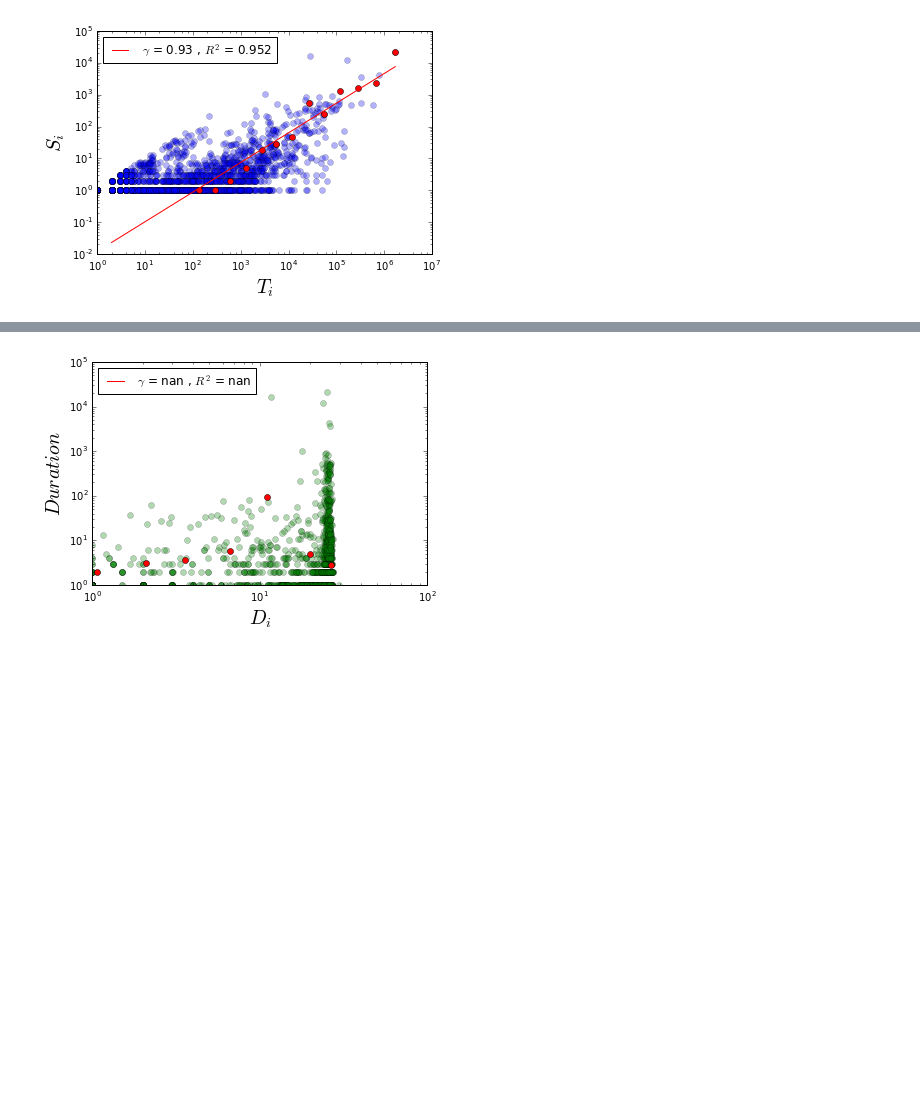
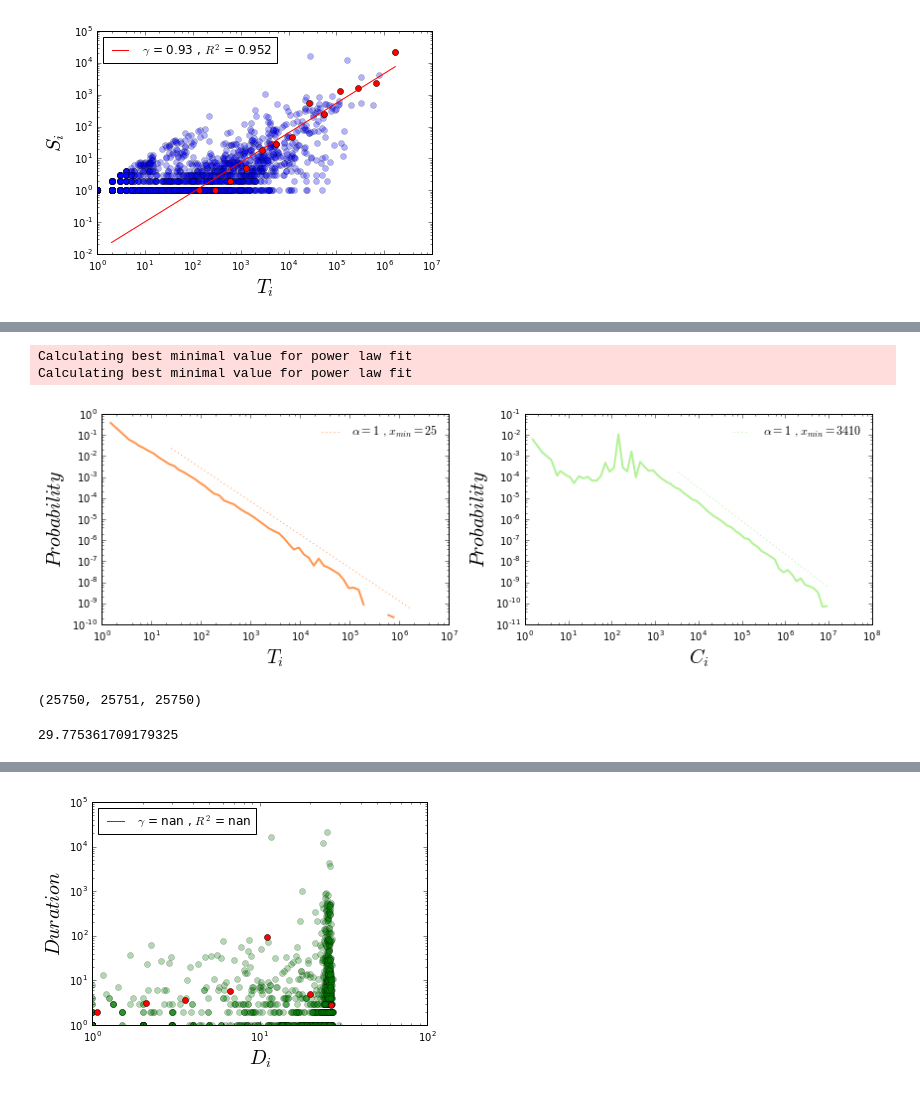
Before and after one commit to SocratesClub/cjc, a Jupyter notebook: cases/bjmobile_attention_flow_network.ipynb, the cells around one changed output, grey strips where cells are left out. Saved outputs shown, nothing was run; the diff lists cells and outputs as text; code cells hidden in the pictures; blank space fills up the shorter version.

```diff
--- a/cases/bjmobile_attention_flow_network.ipynb
+++ b/cases/bjmobile_attention_flow_network.ipynb
@@ -892,0 +848,22 @@ fd.items()[:3]
+# %%
+import matplotlib.cm as cm
+cmap = cm.get_cmap('rainbow_r',6)
+
+fig = plt.figure(figsize=(12, 4),facecolor='white')
+ax = fig.add_subplot(1, 2, 1)
+fn.plotPowerlaw(ai, ax,cmap(1), '$T_i$')
+ax = fig.add_subplot(1, 2, 2)
+fn.plotPowerlaw(ci, ax,cmap(2), '$C_i$')
+plt.tight_layout()
+# %% [output]
+Calculating best minimal value for power law fit
+Calculating best minimal value for power law fit
+[figure, added]
+# %%
+len(ai), len(fd), len(di)
+# %% [output]
+(25750, 25751, 25750)
+# %%
+fd['sink']
+# %% [output]
+29.775361709179325
```
Also changed, not shown: parts of 95 cells of this notebook, 28 other files.
